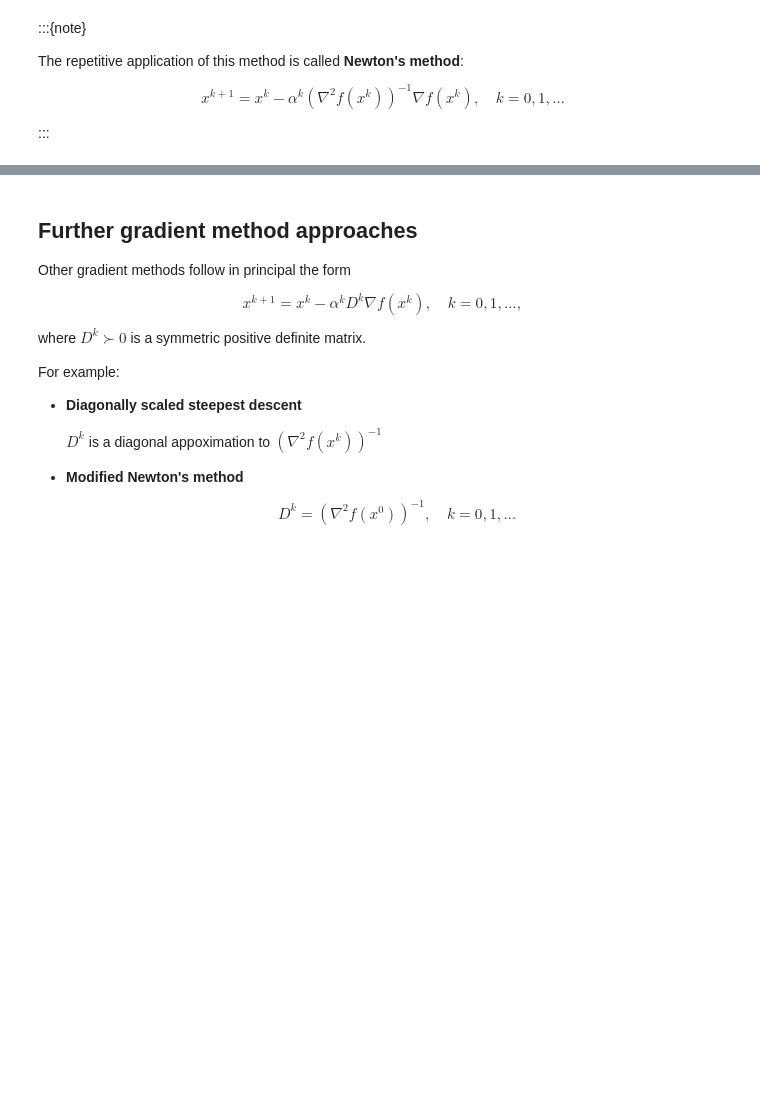
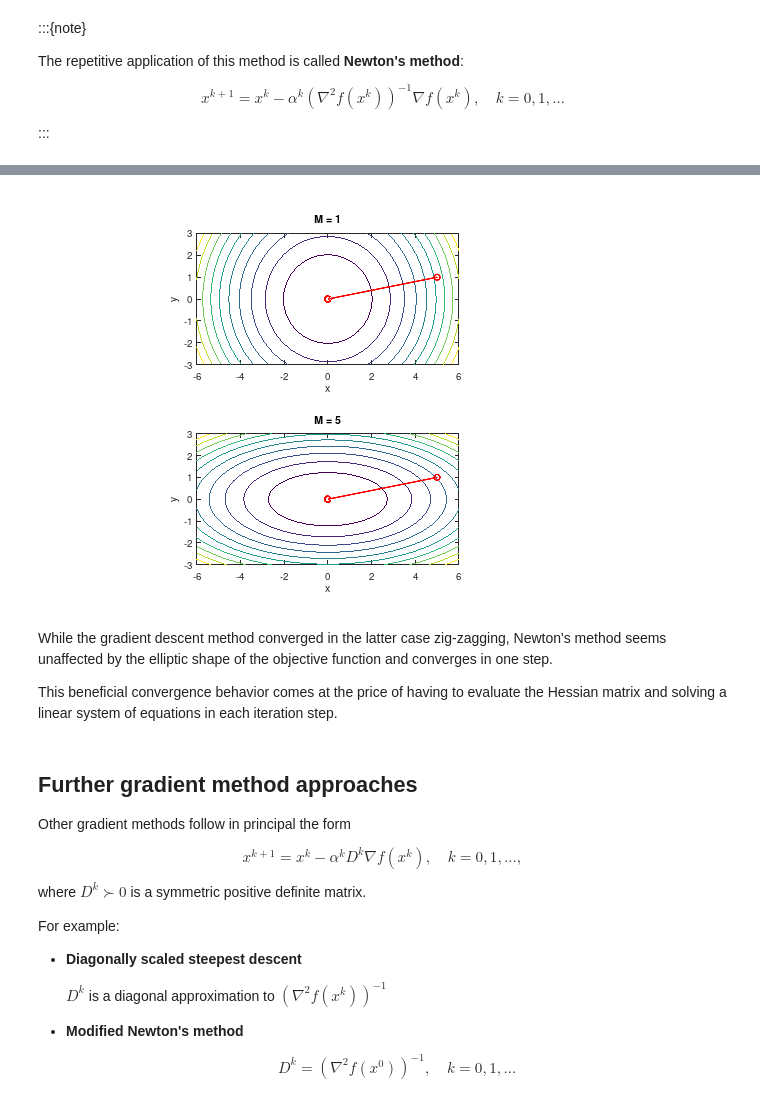
Before and after one commit to siko1056/optim-2021, a Jupyter notebook: jupyter/nlo-lecture-03-unres-min-alg.ipynb, the cells around one changed output, grey strips where cells are left out. Saved outputs shown, nothing was run; the diff lists cells and outputs as text; code cells hidden in the pictures; blank space fills up the shorter version.

```diff
--- a/jupyter/nlo-lecture-03-unres-min-alg.ipynb
+++ b/jupyter/nlo-lecture-03-unres-min-alg.ipynb
@@ -379,3 +406,41 @@ $$
+# %%
+MM = [1, 5];
+for i = 1:2
+  subplot (2, 1, i);
+  M = MM(i);
+  f = @(x,y) (x.^2 + M * y.^2) / 2;
+  [x, y] = meshgrid (linspace (-6, 6, 40), ...
+                     linspace (-3, 3, 40));
+  contour (x, y, f(x,y));
+  hold on;
+
+  f = @(x) (x(1,:).^2 + M * x(2,:).^2) / 2;
+  fgrad = @(x) [x(1); M * x(2)];  % Gradient
+  fhess = [1, 0; 0, M];           % Hessian matrix
+
+  N = 10;
+  x = zeros (2, N);
+  x(:,1) = [5; 1];
+  for k = 1:(N - 1)
+    d = fhess \ -fgrad(x(:,k));
+    x(:,k + 1) = x(:,k) + d;
+  end
+  plot3 (x(1,:), x(2,:), f(x), 'ro-', 'LineWidth', 2);
+  axis equal;
+  title (['M = ', num2str(M)]);
+  xlabel ('x');
+  ylabel ('y');
+end
+# %% [output]
+[figure, added]
+# %% [markdown]
+While the gradient descent method converged in the latter case zig-zagging,
+Newton's method seems unaffected by the elliptic shape of the objective function
+and converges in one step.
+
+This beneficial convergence behavior
+comes at the price of having to evaluate the Hessian matrix
+and solving a linear system of equations in each iteration step.
 # %% [markdown]
 ## Further gradient method approaches
 
@@ -391,7 +456,7 @@ For example:
 
 - **Diagonally scaled steepest descent**
 
-  $D^{k}$ is a diagonal appoximation to $(\nabla^{2} f(x^{k}))^{-1}$
+  $D^{k}$ is a diagonal approximation to $(\nabla^{2} f(x^{k}))^{-1}$
 
 - **Modified Newton's method**
 
```
Also changed, not shown: parts of 15 cells of this notebook.
